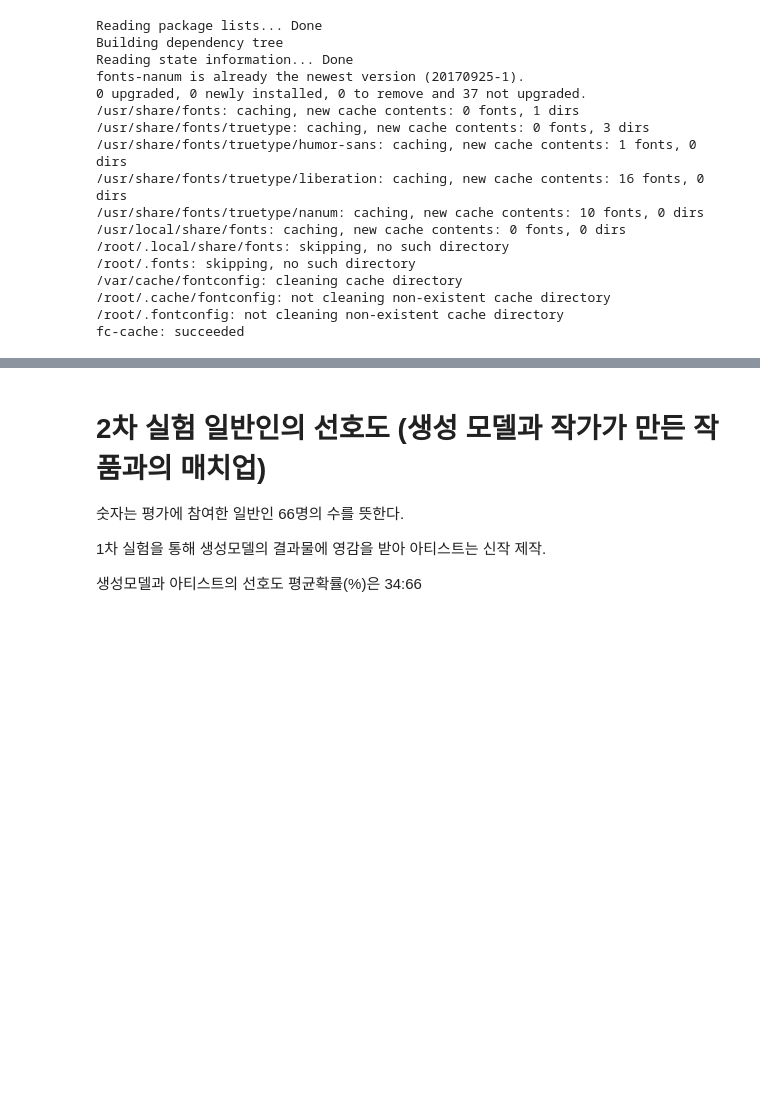
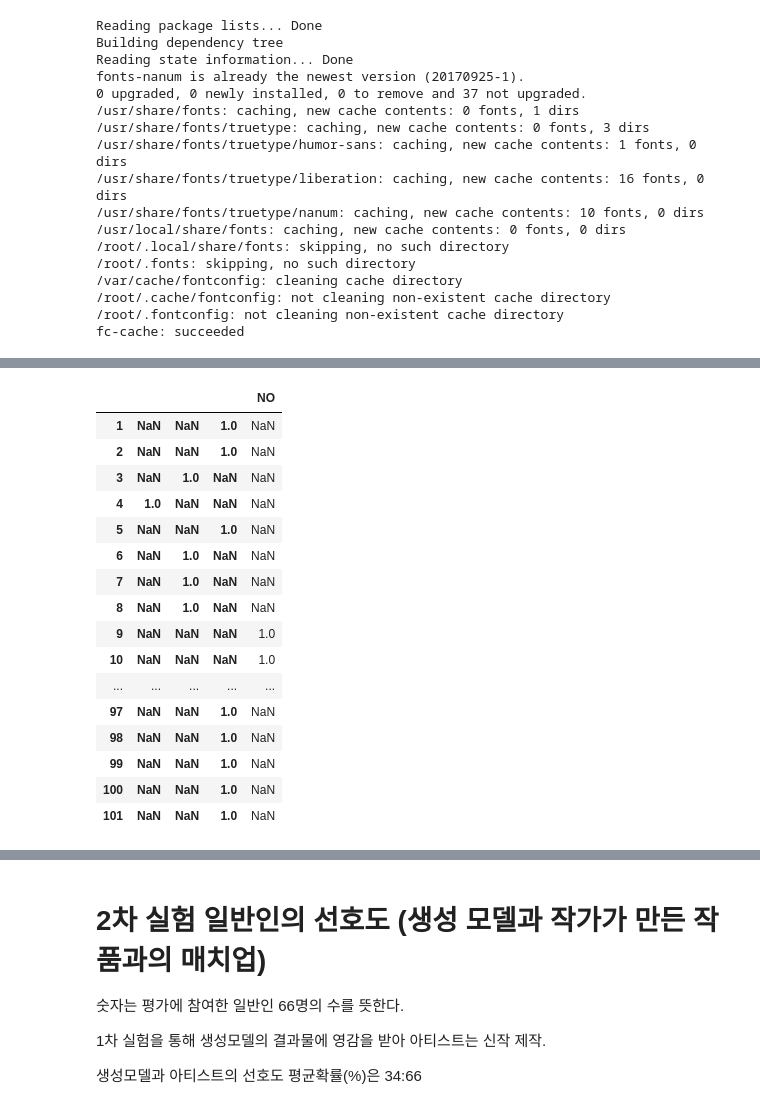
Before and after one commit to artjow/-, a Jupyter notebook: AI만족도와Gradcam.ipynb, the cells around one changed output, grey strips where cells are left out. Drawn from its saved outputs; the diff is of its cells as text; code cells hidden in the pictures; blank space fills up the shorter version.

```diff
--- a/AI만족도와Gradcam.ipynb
+++ b/AI만족도와Gradcam.ipynb
@@ -38,0 +51,24 @@ plt.rc('font', family='NanumBarunGothic')
+# %%
+import pandas as pd
+
+data = pd.read_csv('/content/age group.txt', sep = "\t" , engine='python', encoding = "UTF-16 LE")
+data.head(101)
+#pd.set_option('display.max_rows', 10000)
+# %% [output]
+|  |  |  |  | NO |
+| 1 | NaN | NaN | 1.0 | NaN |
+| 2 | NaN | NaN | 1.0 | NaN |
+| 3 | NaN | 1.0 | NaN | NaN |
+| 4 | 1.0 | NaN | NaN | NaN |
+| 5 | NaN | NaN | 1.0 | NaN |
+| 6 | NaN | 1.0 | NaN | NaN |
+| 7 | NaN | 1.0 | NaN | NaN |
+| 8 | NaN | 1.0 | NaN | NaN |
+| 9 | NaN | NaN | NaN | 1.0 |
+| 10 | NaN | NaN | NaN | 1.0 |
+| ... | ... | ... | ... | ... |
+| 97 | NaN | NaN | 1.0 | NaN |
+| 98 | NaN | NaN | 1.0 | NaN |
+| 99 | NaN | NaN | 1.0 | NaN |
+| 100 | NaN | NaN | 1.0 | NaN |
+| 101 | NaN | NaN | 1.0 | NaN |
```
Also changed, not shown: parts of 3 cells of this notebook.
